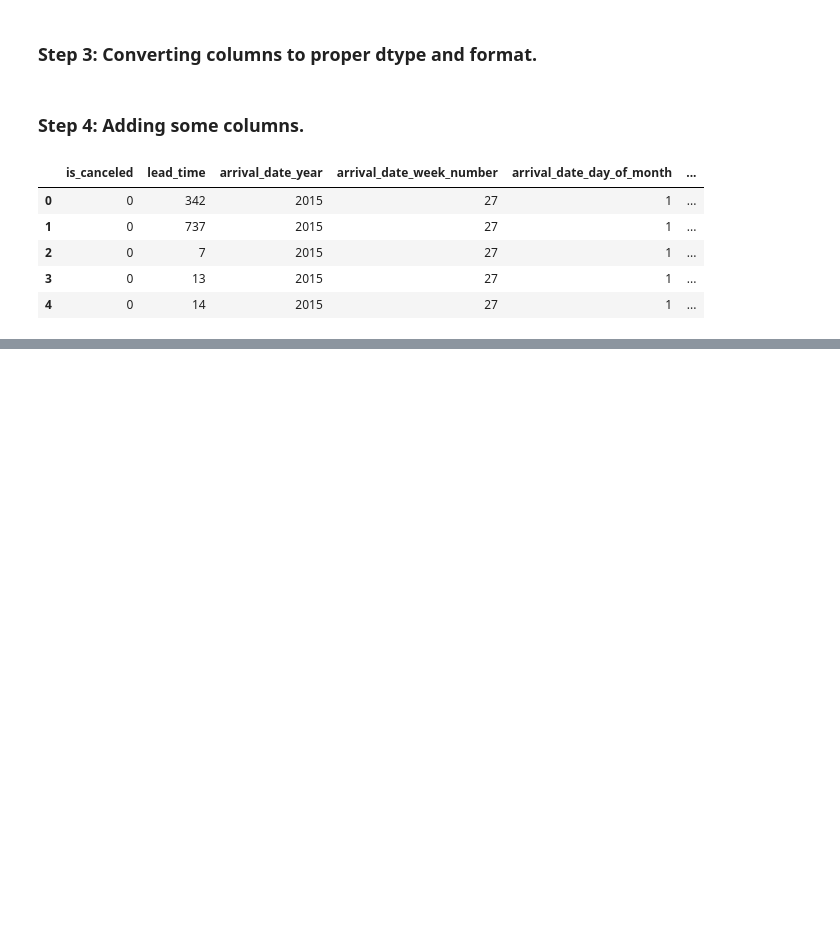
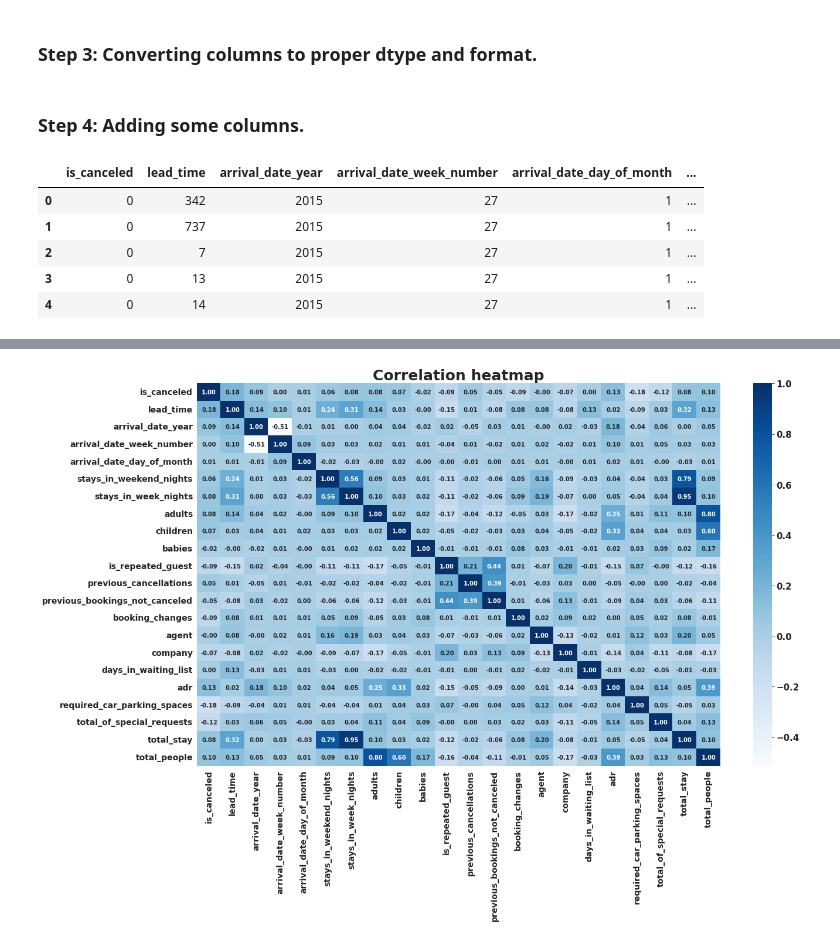
Before and after one commit to SaitejBhimnath/Exploratory-Data-Analysis-Capstone-Project-1, a Jupyter notebook: Hotel_Bookings_Analysis_Capstone_Project_1.ipynb, the cells around one changed output, grey strips where cells are left out. Saved outputs shown, nothing was run; the diff lists cells and outputs as text; code cells hidden in the pictures; blank space fills up the shorter version.

Commit message:
Third Commit (Performed Exploratory Data Analysis got some insights on data solved a few questions created some charts)

```diff
--- a/Hotel_Bookings_Analysis_Capstone_Project_1.ipynb
+++ b/Hotel_Bookings_Analysis_Capstone_Project_1.ipynb
@@ -314,0 +363,9 @@ numerical_df.head()
+# %%
+#create heatmap of above correlation matrix so that it is easy to read and understand.
+plt.figure(figsize=(20,12))
+sns.heatmap(numerical_df.corr(),annot=True,fmt = '.2f',cmap='Blues')
+plt.xticks(fontsize=14)
+plt.yticks(fontsize=14)
+plt.title('Correlation heatmap');
+# %% [output]
+[figure, added]
```
Also changed, not shown: parts of 30 cells of this notebook.
